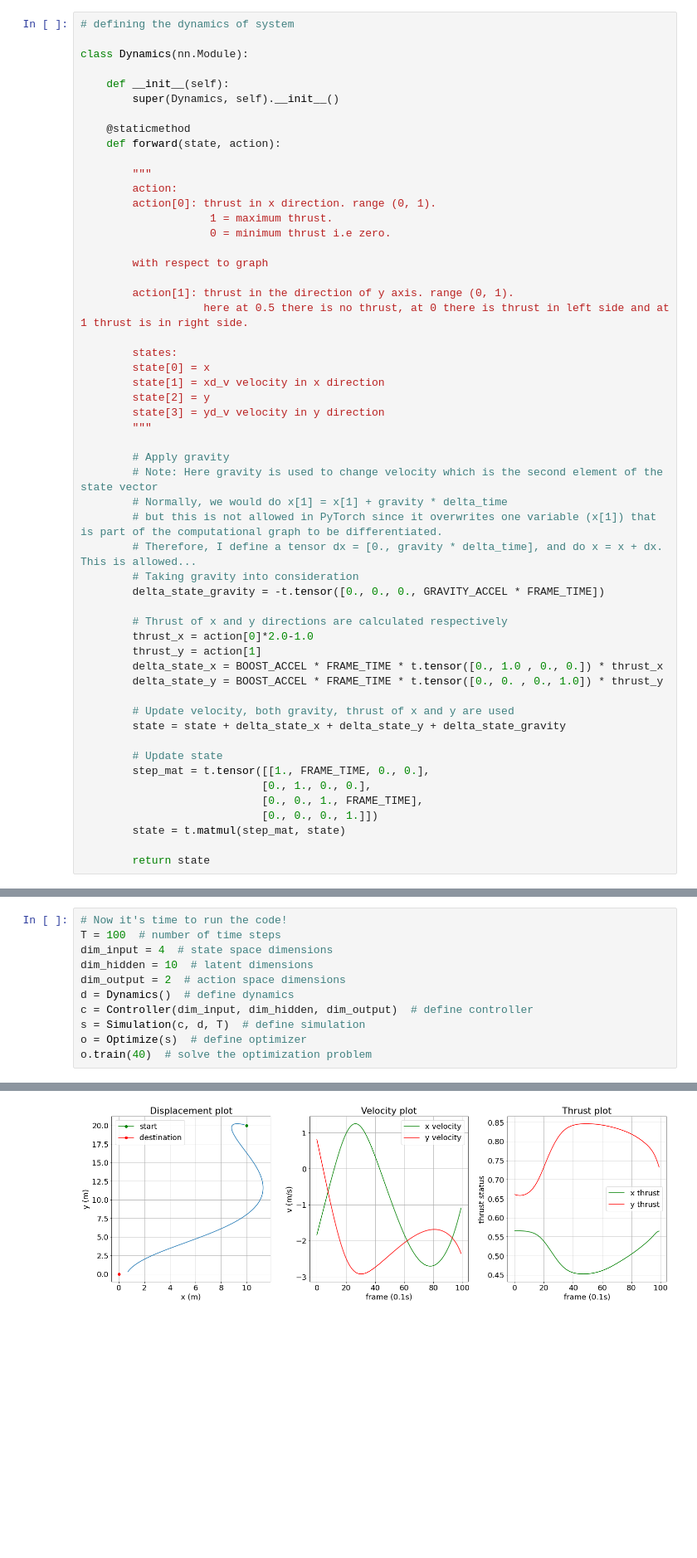
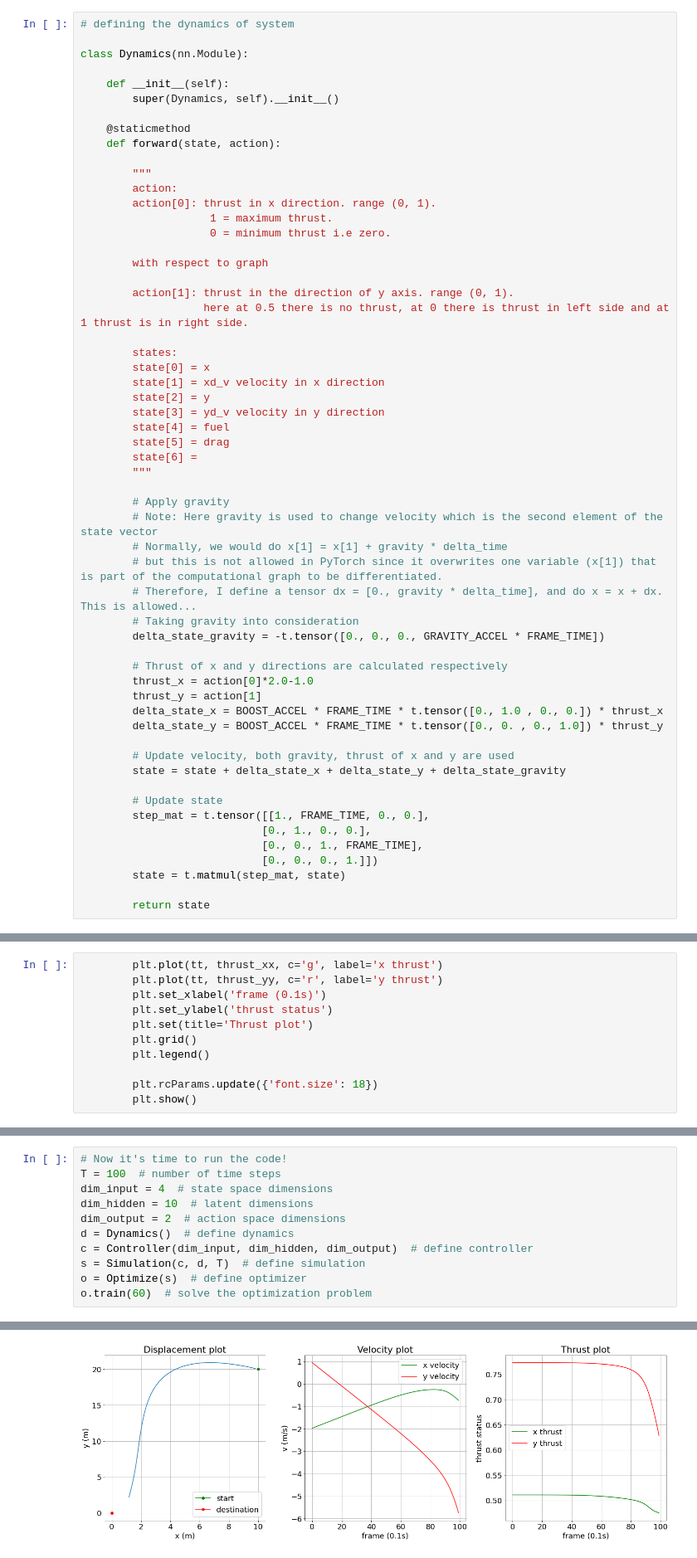
Before and after one commit to Yoneshwar/MAE-598-Design-Optimizations-Class-works, a Jupyter notebook: Project 1 NEW.ipynb, the cells around one changed output, grey strips where cells are left out. Shown at 83% size. Drawn from its saved outputs; the diff is of its cells as text; blank space fills up the shorter version.

```diff
--- a/Project 1 NEW.ipynb
+++ b/Project 1 NEW.ipynb
@@ -49,6 +49,9 @@ class Dynamics(nn.Module):
         state[1] = xd_v velocity in x direction
         state[2] = y
         state[3] = yd_v velocity in y direction
+        state[4] = fuel
+        state[5] = drag
+        state[6] =
         """
 
         # Apply gravity
@@ -236,0 +250,11 @@ class Optimize:
+# %%
+        plt.plot(tt, thrust_xx, c='g', label='x thrust')
+        plt.plot(tt, thrust_yy, c='r', label='y thrust')
+        plt.set_xlabel('frame (0.1s)')
+        plt.set_ylabel('thrust status')
+        plt.set(title='Thrust plot')
+        plt.grid()
+        plt.legend()
+
+        plt.rcParams.update({'font.size': 18})
+        plt.show()
@@ -244,5 +270,5 @@ d = Dynamics()  # define dynamics
 c = Controller(dim_input, dim_hidden, dim_output)  # define controller
 s = Simulation(c, d, T)  # define simulation
 o = Optimize(s)  # define optimizer
-o.train(40)  # solve the optimization problem
+o.train(60)  # solve the optimization problem
 # %% [output]
@@ -274 +300 @@ o.train(40)  # solve the optimization problem
-[figure, old version]
+[figure, new version]
```
Also changed, not shown: parts of 3 cells of this notebook.
